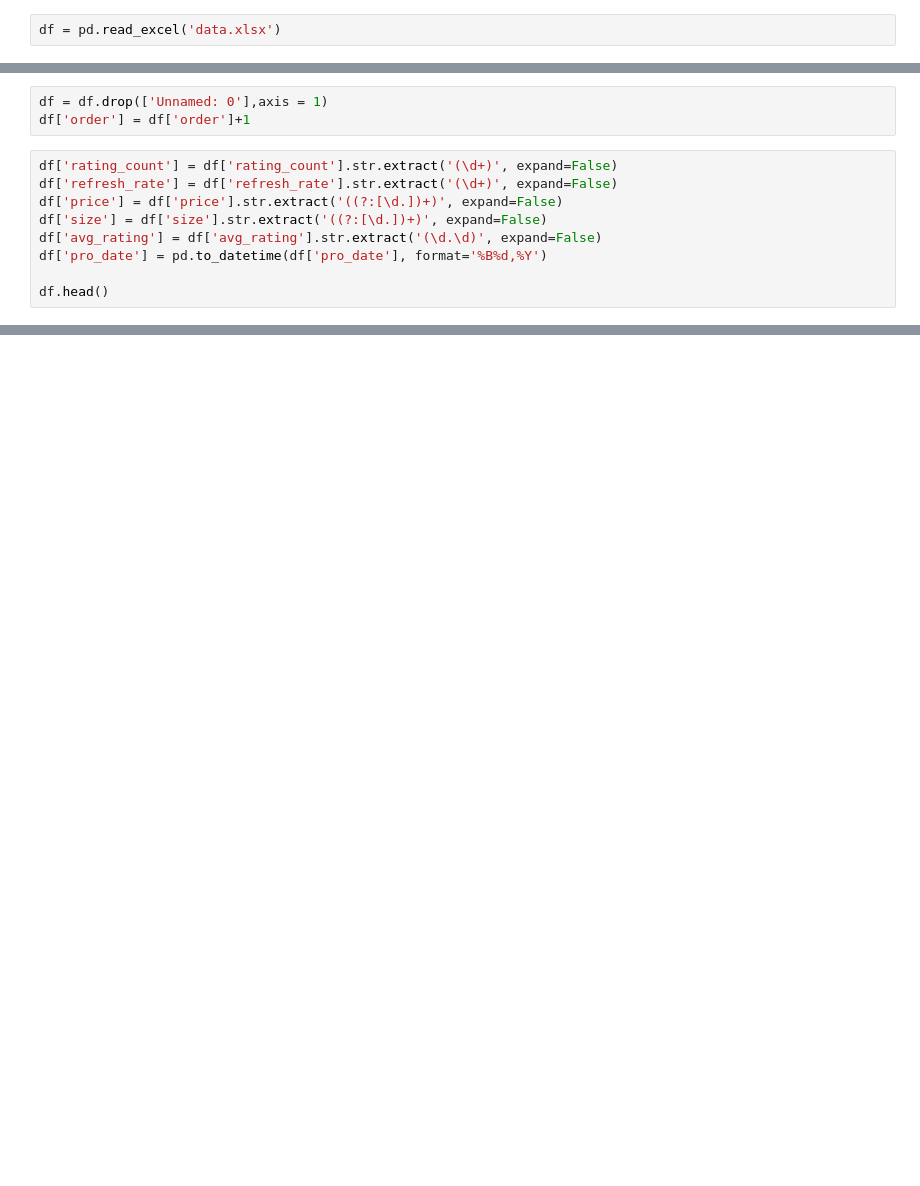
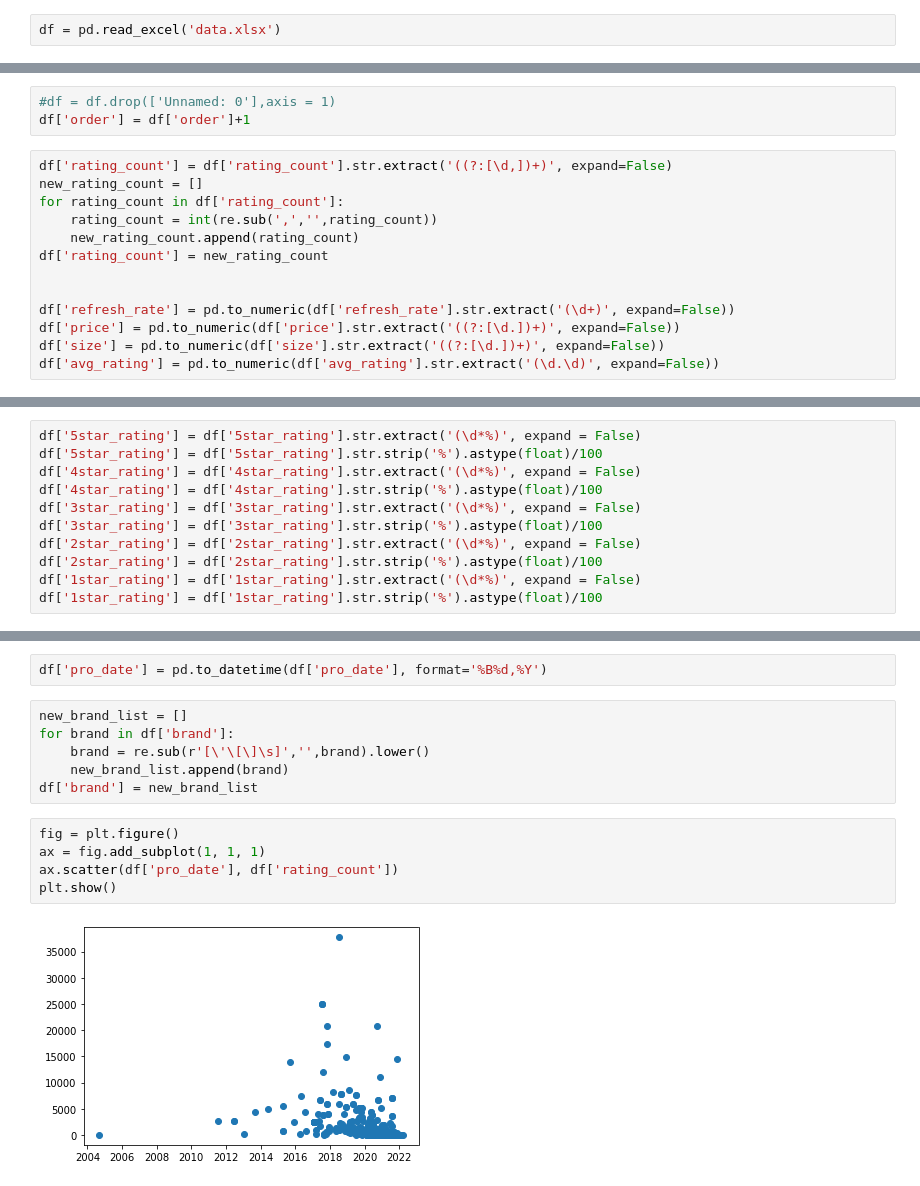
Before and after one commit to tinon224/amazon_monitor, a Jupyter notebook: amazon_pc_monitor.ipynb, the cells around one changed output, grey strips where cells are left out. Cells and saved outputs as stored; diff of their text form; blank space fills up the shorter version.

```diff
--- a/amazon_pc_monitor.ipynb
+++ b/amazon_pc_monitor.ipynb
@@ -18,12 +20,16 @@ df.head()
 # %%
-df = df.drop(['Unnamed: 0'],axis = 1)
+#df = df.drop(['Unnamed: 0'],axis = 1)
 df['order'] = df['order']+1
 # %%
-df['rating_count'] = df['rating_count'].str.extract('(\d+)', expand=False)
-df['refresh_rate'] = df['refresh_rate'].str.extract('(\d+)', expand=False)
-df['price'] = df['price'].str.extract('((?:[\d.])+)', expand=False)
-df['size'] = df['size'].str.extract('((?:[\d.])+)', expand=False)
-df['avg_rating'] = df['avg_rating'].str.extract('(\d.\d)', expand=False)
-df['pro_date'] = pd.to_datetime(df['pro_date'], format='%B%d,%Y')
+df['rating_count'] = df['rating_count'].str.extract('((?:[\d,])+)', expand=False)
+new_rating_count = []
+for rating_count in df['rating_count']:
+    rating_count = int(re.sub(',','',rating_count))
+    new_rating_count.append(rating_count)
+df['rating_count'] = new_rating_count
 
-df.head()
+
+df['refresh_rate'] = pd.to_numeric(df['refresh_rate'].str.extract('(\d+)', expand=False))
+df['price'] = pd.to_numeric(df['price'].str.extract('((?:[\d.])+)', expand=False))
+df['size'] = pd.to_numeric(df['size'].str.extract('((?:[\d.])+)', expand=False))
+df['avg_rating'] = pd.to_numeric(df['avg_rating'].str.extract('(\d.\d)', expand=False))
@@ -36,0 +36,11 @@ df.head()
+# %%
+df['5star_rating'] = df['5star_rating'].str.extract('(\d*%)', expand = False)
+df['5star_rating'] = df['5star_rating'].str.strip('%').astype(float)/100
+df['4star_rating'] = df['4star_rating'].str.extract('(\d*%)', expand = False)
+df['4star_rating'] = df['4star_rating'].str.strip('%').astype(float)/100
+df['3star_rating'] = df['3star_rating'].str.extract('(\d*%)', expand = False)
+df['3star_rating'] = df['3star_rating'].str.strip('%').astype(float)/100
+df['2star_rating'] = df['2star_rating'].str.extract('(\d*%)', expand = False)
+df['2star_rating'] = df['2star_rating'].str.strip('%').astype(float)/100
+df['1star_rating'] = df['1star_rating'].str.extract('(\d*%)', expand = False)
+df['1star_rating'] = df['1star_rating'].str.strip('%').astype(float)/100
@@ -36,0 +68,15 @@ df.head()
+# %%
+df['pro_date'] = pd.to_datetime(df['pro_date'], format='%B%d,%Y')
+# %%
+new_brand_list = []
+for brand in df['brand']:
+    brand = re.sub(r'[\'\[\]\s]','',brand).lower()
+    new_brand_list.append(brand)
+df['brand'] = new_brand_list
+# %%
+fig = plt.figure()
+ax = fig.add_subplot(1, 1, 1)
+ax.scatter(df['pro_date'], df['rating_count'])
+plt.show()
+# %% [output]
+[figure, added]
```
Also changed, not shown: parts of 17 cells of this notebook.
